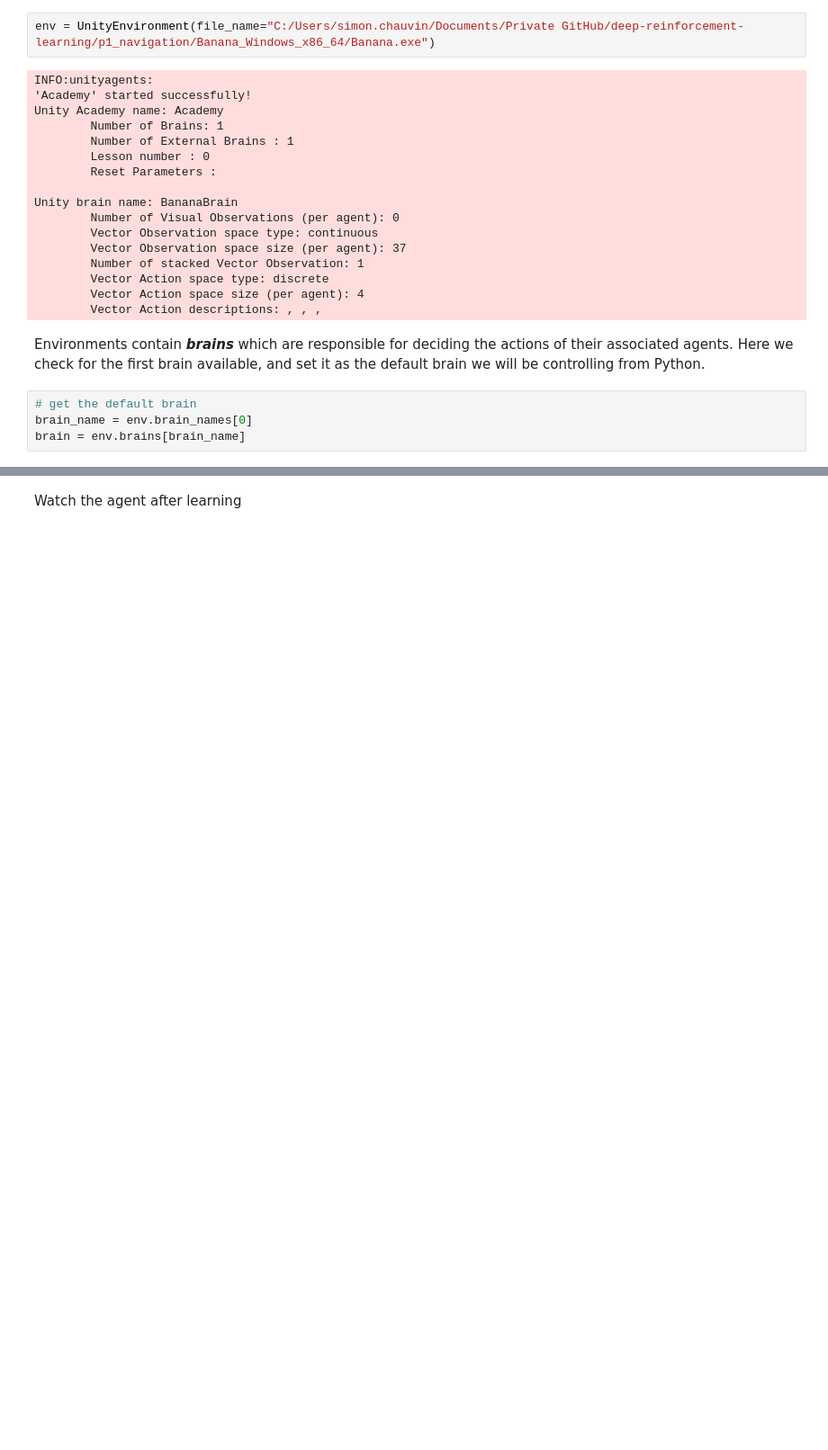
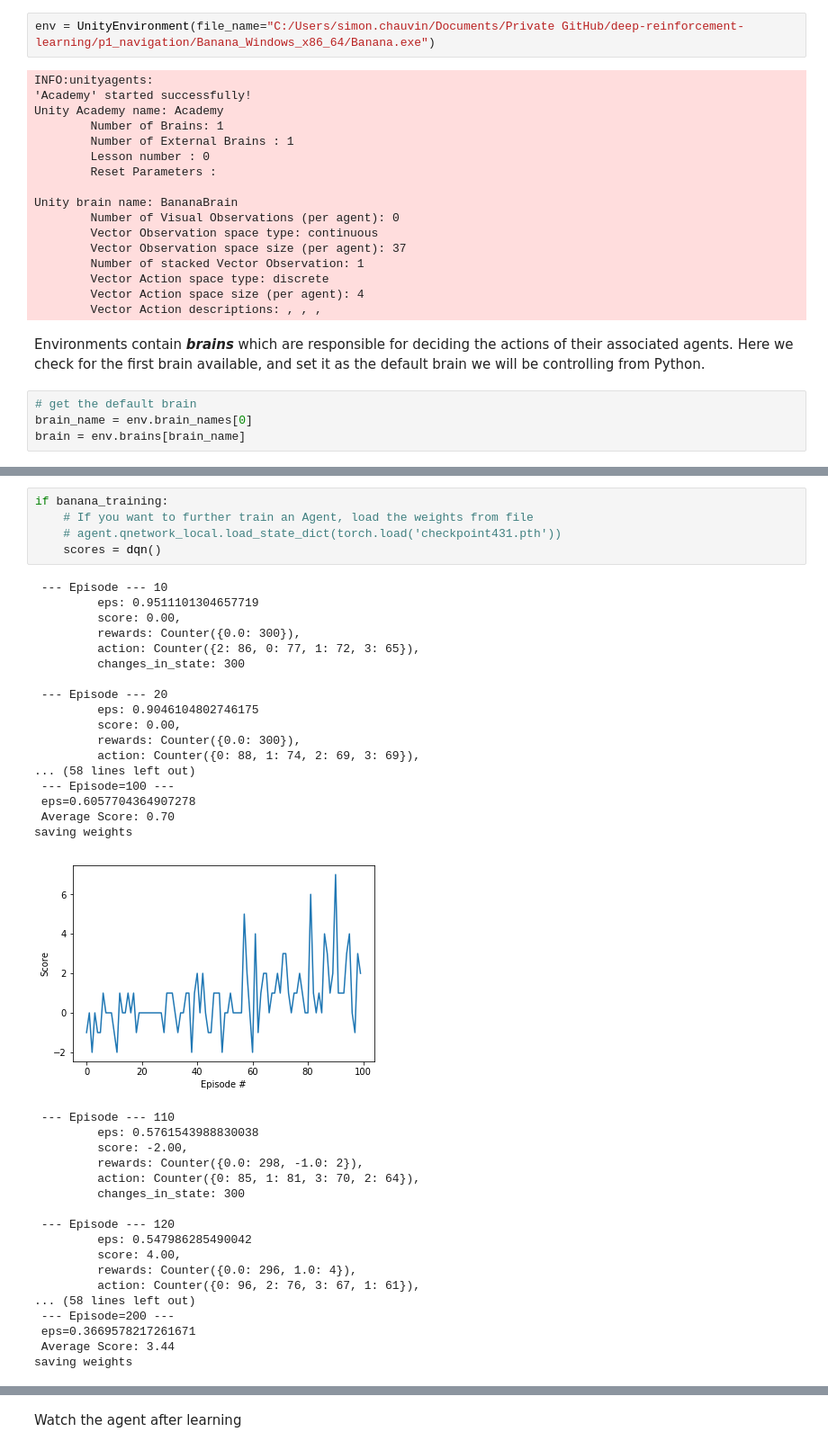
Before and after one commit to chauvinSimon/deep-reinforcement-learning, a Jupyter notebook: p1_navigation/src_submission/main_banana.ipynb, the cells around one changed output, grey strips where cells are left out. Shown: that part at 90% size. Drawn from its saved outputs; the diff is of its cells as text; blank space fills up the shorter version.

```diff
--- a/p1_navigation/src_submission/main_banana.ipynb
+++ b/p1_navigation/src_submission/main_banana.ipynb
@@ -199,3 +195,44 @@ def dqn(n_episodes=5000, max_t=1000, eps_start=1.0, eps_end=0.01, eps_decay=0.99
             torch.save(agent.qnetwork_local.state_dict(), 'checkpoint.pth')
             break
     return scores
+# %%
+if banana_training:
+    # If you want to further train an Agent, load the weights from file
+    # agent.qnetwork_local.load_state_dict(torch.load('checkpoint431.pth'))
+    scores = dqn()
+# %% [output]
+ --- Episode --- 10
+         eps: 0.9511101304657719
+         score: 0.00,
+         rewards: Counter({0.0: 300}),
+         action: Counter({2: 86, 0: 77, 1: 72, 3: 65}),
+         changes_in_state: 300
+
+ --- Episode --- 20
+         eps: 0.9046104802746175
+         score: 0.00,
+         rewards: Counter({0.0: 300}),
+         action: Counter({0: 88, 1: 74, 2: 69, 3: 69}),
+... (58 lines left out)
+ --- Episode=100 ---
+ eps=0.6057704364907278
+ Average Score: 0.70
+saving weights
+[figure, added]
+ --- Episode --- 110
+         eps: 0.5761543988830038
+         score: -2.00,
+         rewards: Counter({0.0: 298, -1.0: 2}),
+         action: Counter({0: 85, 1: 81, 3: 70, 2: 64}),
+         changes_in_state: 300
+
+ --- Episode --- 120
+         eps: 0.547986285490042
+         score: 4.00,
+         rewards: Counter({0.0: 296, 1.0: 4}),
+         action: Counter({0: 96, 2: 76, 3: 67, 1: 61}),
+... (58 lines left out)
+ --- Episode=200 ---
+ eps=0.3669578217261671
+ Average Score: 3.44
+saving weights
```
Also changed, not shown: parts of 18 cells of this notebook, 10 other files.
